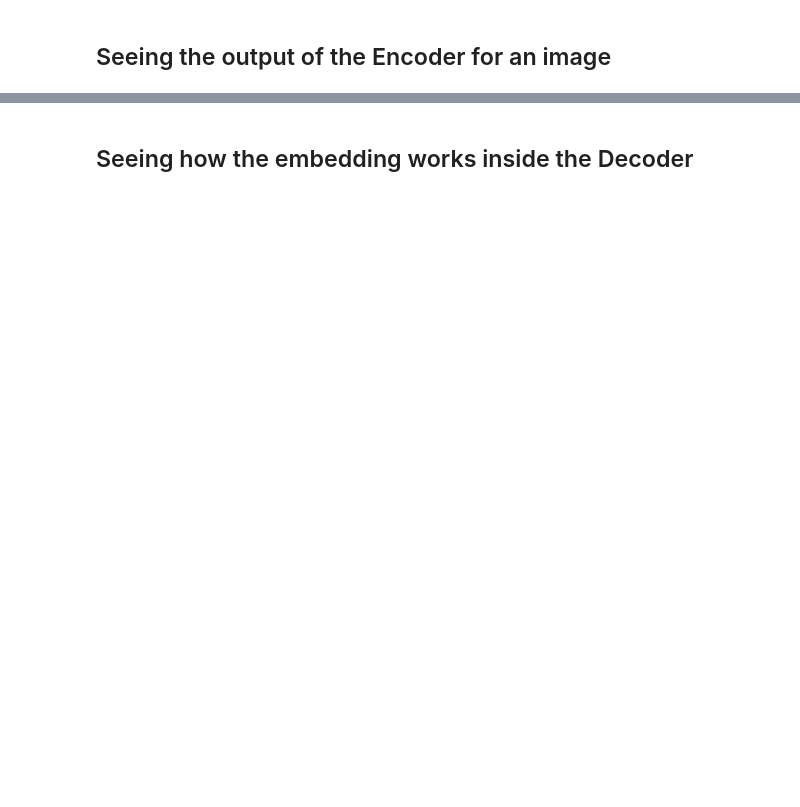
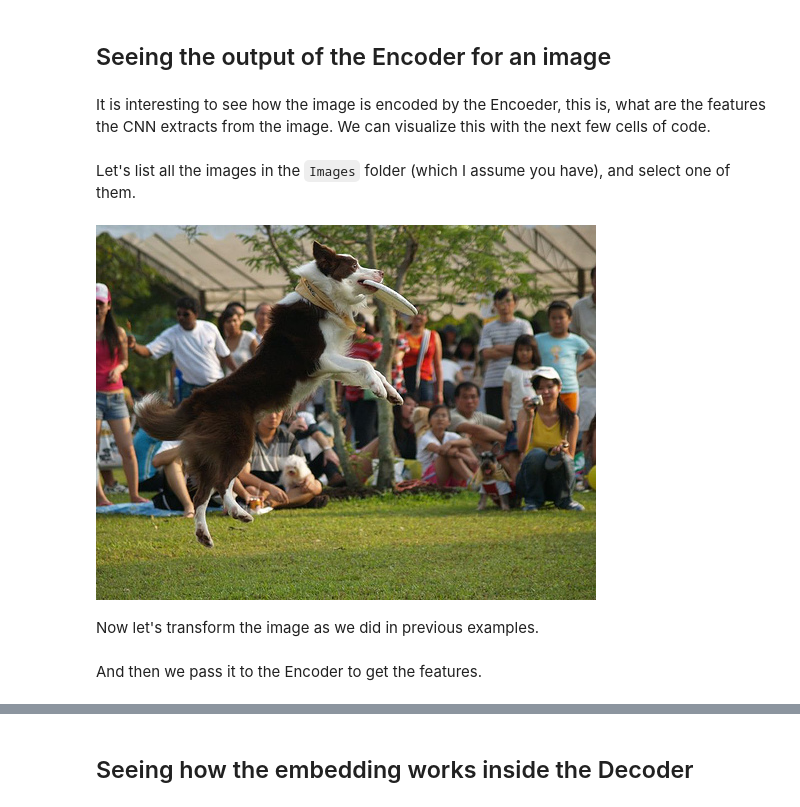
Before and after one commit to DCC-UAB/Image_Captioning, a Jupyter notebook: SRC/Visualization.ipynb, the cells around one changed output, grey strips where cells are left out. Drawn from its saved outputs; the diff is of its cells as text; code cells hidden in the pictures; blank space fills up the shorter version.

```diff
--- a/SRC/Visualization.ipynb
+++ b/SRC/Visualization.ipynb
@@ -157,16 +202,35 @@ plot_attention(img1, caps, alphas)
 # %% [markdown]
 ## Seeing the output of the Encoder for an image
+# %% [markdown]
+It is interesting to see how the image is encoded by the Encoeder, this is, what are the features the CNN extracts from the image. We can visualize this with the next few cells of code.
+# %% [markdown]
+Let's list all the images in the `Images` folder (which I assume you have), and select one of them.
 # %%
-# Getting an image from the raw dataset
+# Path to the folder of images
 path = DATA_LOCATION + "/Images"
+
+# Listing the images in the folder
 files = [f for f in os.listdir(path) if f.endswith('.jpg')]
-file= files[2]
+
+# Choosing an image
+file = files[100]
+
+# Opening the image
 img = Image.open(os.path.join(path, file))
+
+# Showing the image
+img
+# %% [output]
+[figure, added]
+# %% [markdown]
+Now let's transform the image as we did in previous examples.
 # %%
 # Transforming the image to the correct format
 img = img.convert("RGB")
 img = transforms(img)
 img = img.unsqueeze(0)
+# %% [markdown]
+And then we pass it to the Encoder to get the features.
 # %%
 # Passing the image through the encoder
 features = model.encoder(img.to(device))
```
Also changed, not shown: parts of 66 cells of this notebook, 1 other file.
